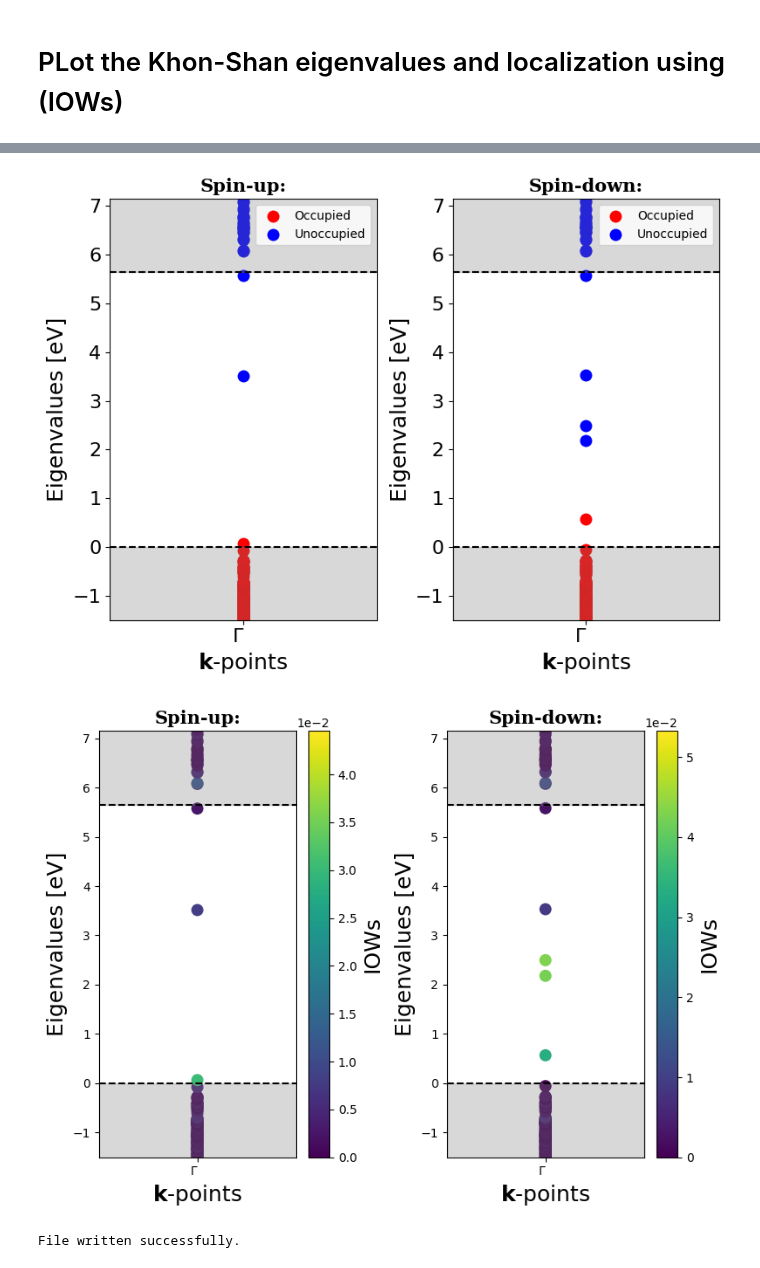
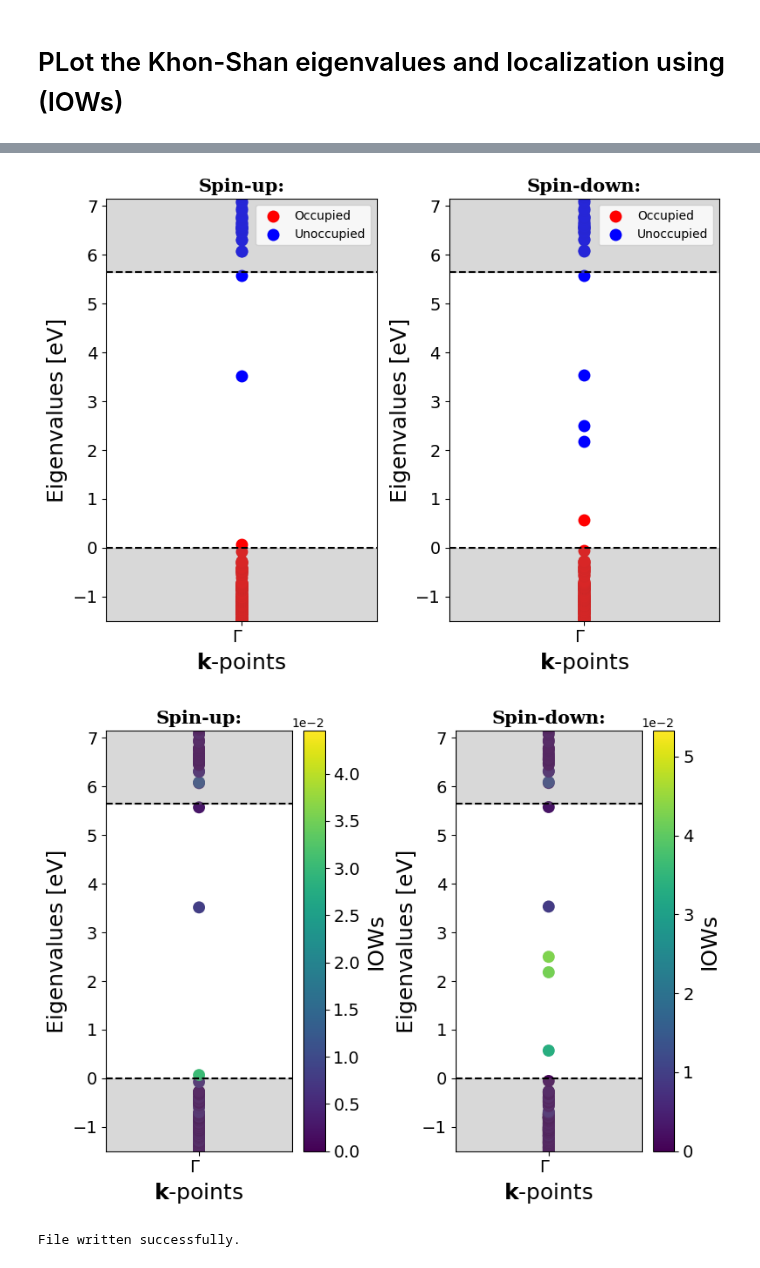
Before and after one commit to Luisrj14/VaspDefAnalysis, a Jupyter notebook: notebook/plot_eigenvalue_and_localization.ipynb, the cells around one changed output, grey strips where cells are left out. Drawn from its saved outputs; the diff is of its cells as text; code cells hidden in the pictures.

Commit message:
update tool_defect.py plot_KS_eigenvalues.py /plot_localization_factor.py

```diff
--- a/notebook/plot_eigenvalue_and_localization.ipynb
+++ b/notebook/plot_eigenvalue_and_localization.ipynb
@@ -31,7 +31,6 @@ fig_eig = PlotKohnShamEigenvalue.get_plot_KS_eigenvalues(vasprun_path=defect_vas
                                                          #y_limit=(-1,-2)
                                                          #layout="vertical",
                                                          #figsize=(8,6),
-                                                         labelsize=16,
                                                          )
 
 # Radius to consider surrounding neighbors of the defect (to select the first neighbor, it should be set slightly larger than the bonding length. For example, a radius of 2.0 Å for AlN, where the bonding length is approximately 1.87 Å).
@@ -49,36 +48,35 @@ fig_loc = PlotLocalizedStates.get_plot_LS_using_IOWs(perfect_structure_path=perf
                                                      #y_limit=(0.0,1.5)
                                                      #figsize=(8,6),
                                                      #layout="vertical",
                                                      #scatter_settings= {"cmap": "cividis"})
                                                      #scatter_settings= {"cmap": "Reds"})
                                                      #scatter_settings= {"cmap": "Blues"}
-                                                     labelsize=16,
                                                      )
 # Kohn-Shan  eigenvalues analysis
 from VaspDefAnalysis.defect.KS_eigenvalues_analysis import EigenvaluesAnalysis
 eigenvalies_analysis = EigenvaluesAnalysis(vasprun_path=defect_vasprun_path)
 electronic_state_band_info = eigenvalies_analysis.get_electorinic_state_band_inf()
 print(electronic_state_band_info)
 # %% [output]
 =================================================================
 Number of bands (For each spin):
    NBAND = 896
 
 Number of k-points
    NKPOINT = 1
 
 Number of occupied bands (spin up)
    NBAND-OCC-UP = 596
 
 Number of unoccupied bands (spin up)
    NBAND-UNOCC-UP = 300
 ... (12 lines left out)
 
 Number of electrons
    NELECTRON = 1190
 =================================================================
-[figure, old version]
+[figure, new version]
-[figure, old version]
+[figure, new version]
 # %%
 import os
 import matplotlib.pyplot as plt
```
Also changed, not shown: 5 other files.
